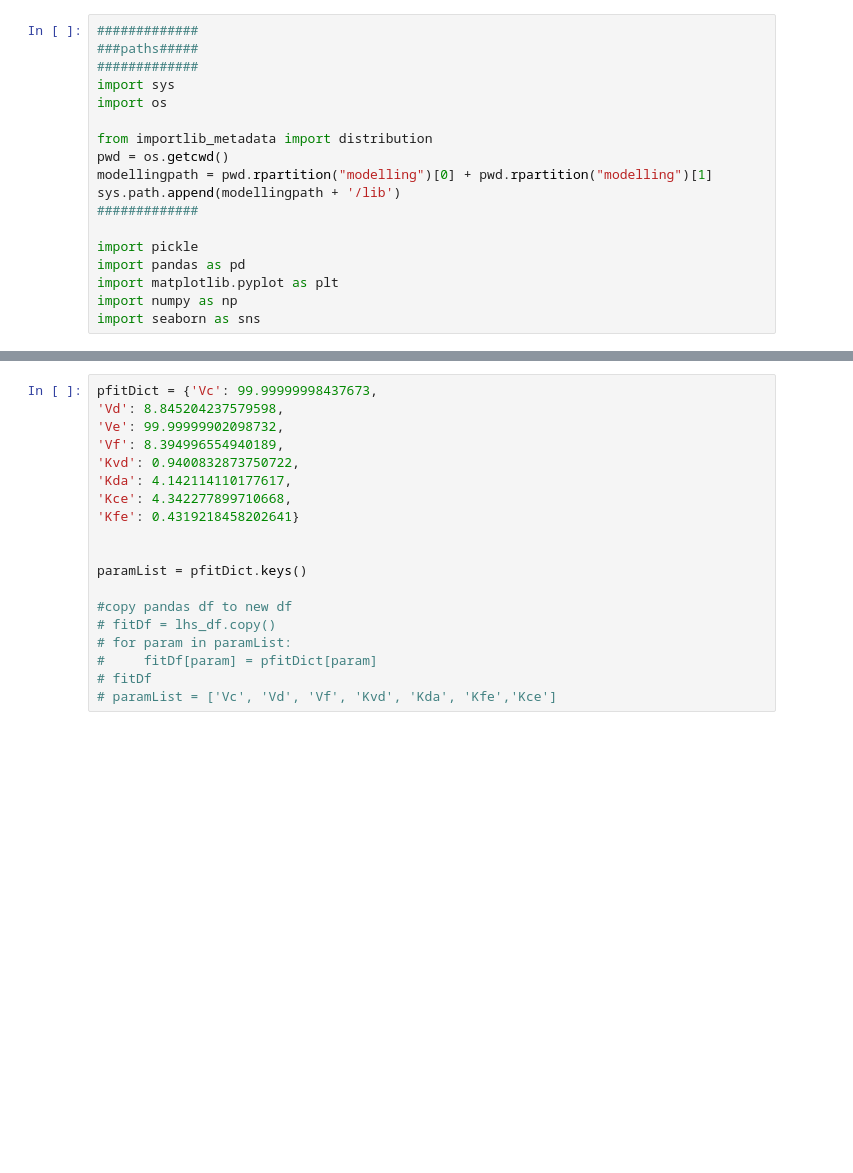
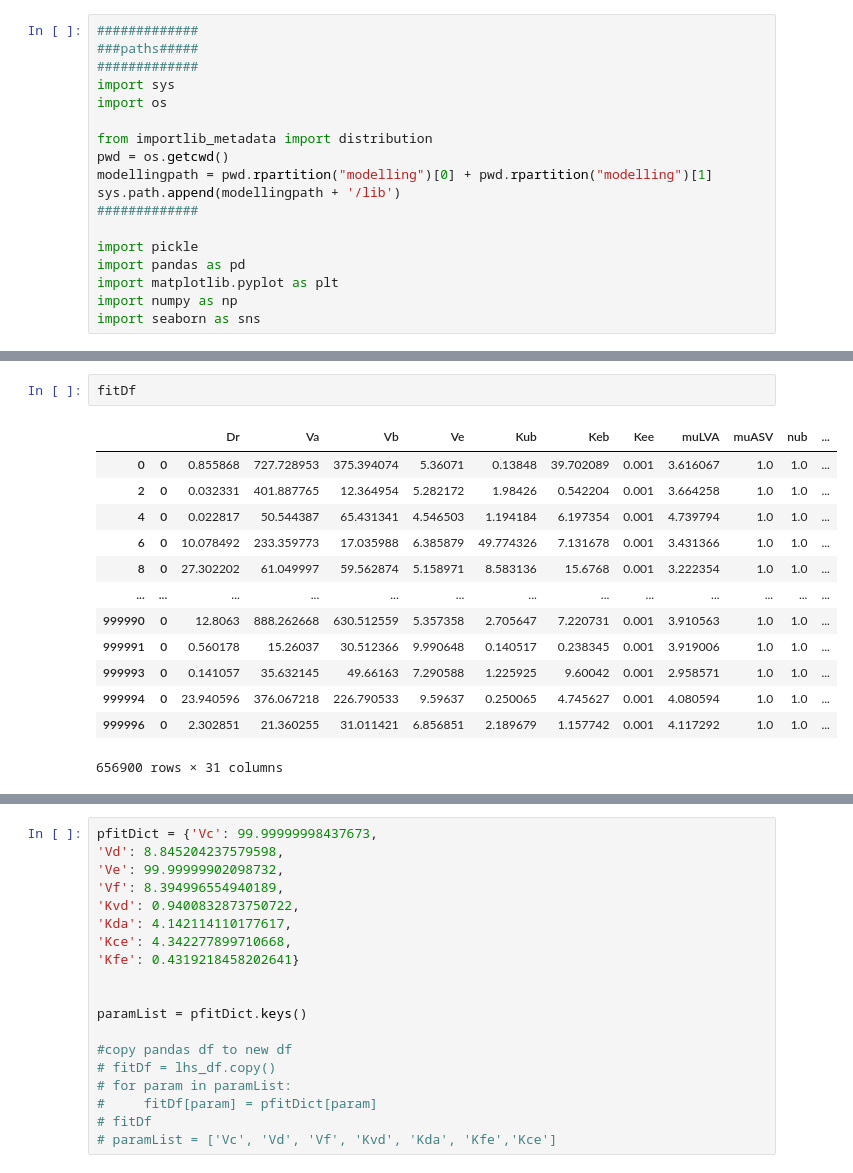
Before and after one commit to martinaoliver/modelling, a Jupyter notebook: 3954/paper/src/analytical/lsa/analyse/paramDistributions.ipynb, the cells around one changed output, grey strips where cells are left out. Saved outputs shown, nothing was run; the diff lists cells and outputs as text; blank space fills up the shorter version.

```diff
--- a/3954/paper/src/analytical/lsa/analyse/paramDistributions.ipynb
+++ b/3954/paper/src/analytical/lsa/analyse/paramDistributions.ipynb
@@ -38,0 +51,16 @@ print(fitDf['system_class'].value_counts())
+# %%
+fitDf
+# %% [output]
+|  |  | Dr | Va | Vb | Ve | Kub | Keb | Kee | muLVA | muASV | nub | ... |
+| 0 | 0 | 0.855868 | 727.728953 | 375.394074 | 5.36071 | 0.13848 | 39.702089 | 0.001 | 3.616067 | 1.0 | 1.0 | ... |
+| 2 | 0 | 0.032331 | 401.887765 | 12.364954 | 5.282172 | 1.98426 | 0.542204 | 0.001 | 3.664258 | 1.0 | 1.0 | ... |
+| 4 | 0 | 0.022817 | 50.544387 | 65.431341 | 4.546503 | 1.194184 | 6.197354 | 0.001 | 4.739794 | 1.0 | 1.0 | ... |
+| 6 | 0 | 10.078492 | 233.359773 | 17.035988 | 6.385879 | 49.774326 | 7.131678 | 0.001 | 3.431366 | 1.0 | 1.0 | ... |
+| 8 | 0 | 27.302202 | 61.049997 | 59.562874 | 5.158971 | 8.583136 | 15.6768 | 0.001 | 3.222354 | 1.0 | 1.0 | ... |
+| ... | ... | ... | ... | ... | ... | ... | ... | ... | ... | ... | ... | ... |
+| 999990 | 0 | 12.8063 | 888.262668 | 630.512559 | 5.357358 | 2.705647 | 7.220731 | 0.001 | 3.910563 | 1.0 | 1.0 | ... |
+| 999991 | 0 | 0.560178 | 15.26037 | 30.512366 | 9.990648 | 0.140517 | 0.238345 | 0.001 | 3.919006 | 1.0 | 1.0 | ... |
+| 999993 | 0 | 0.141057 | 35.632145 | 49.66163 | 7.290588 | 1.225925 | 9.60042 | 0.001 | 2.958571 | 1.0 | 1.0 | ... |
+| 999994 | 0 | 23.940596 | 376.067218 | 226.790533 | 9.59637 | 0.250065 | 4.745627 | 0.001 | 4.080594 | 1.0 | 1.0 | ... |
+| 999996 | 0 | 2.302851 | 21.360255 | 31.011421 | 6.856851 | 2.189679 | 1.157742 | 0.001 | 4.117292 | 1.0 | 1.0 | ... |
+656900 rows × 31 columns
```
Also changed, not shown: parts of 9 cells of this notebook, 2 other files.
